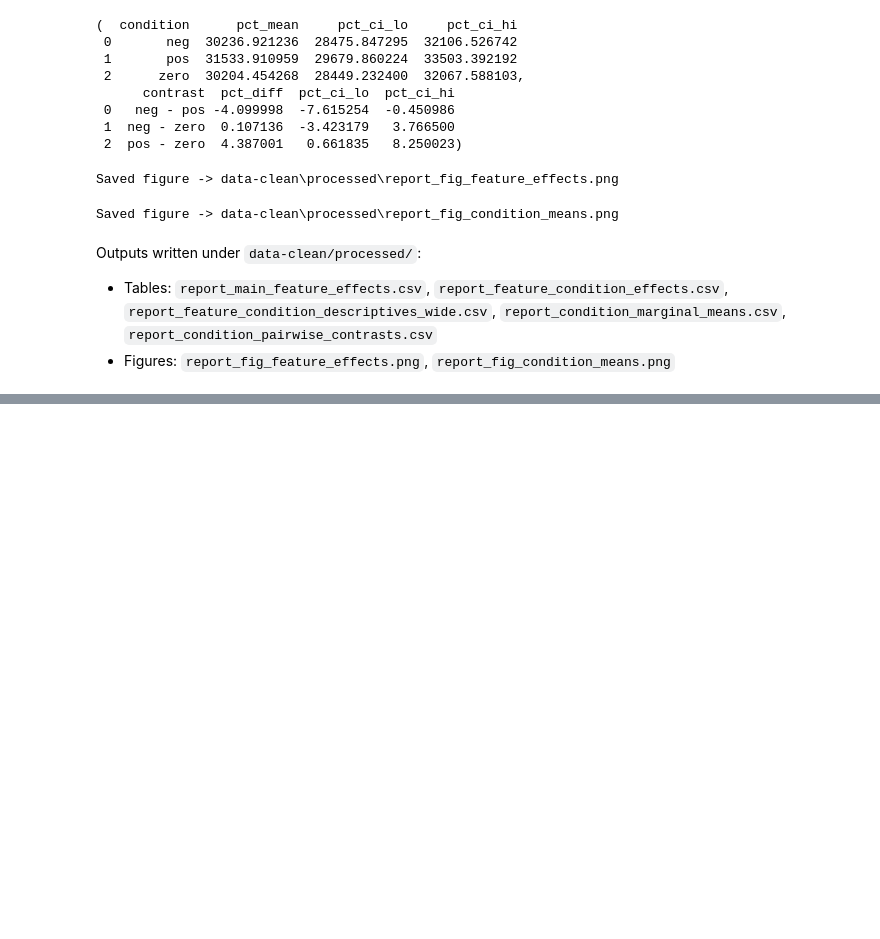
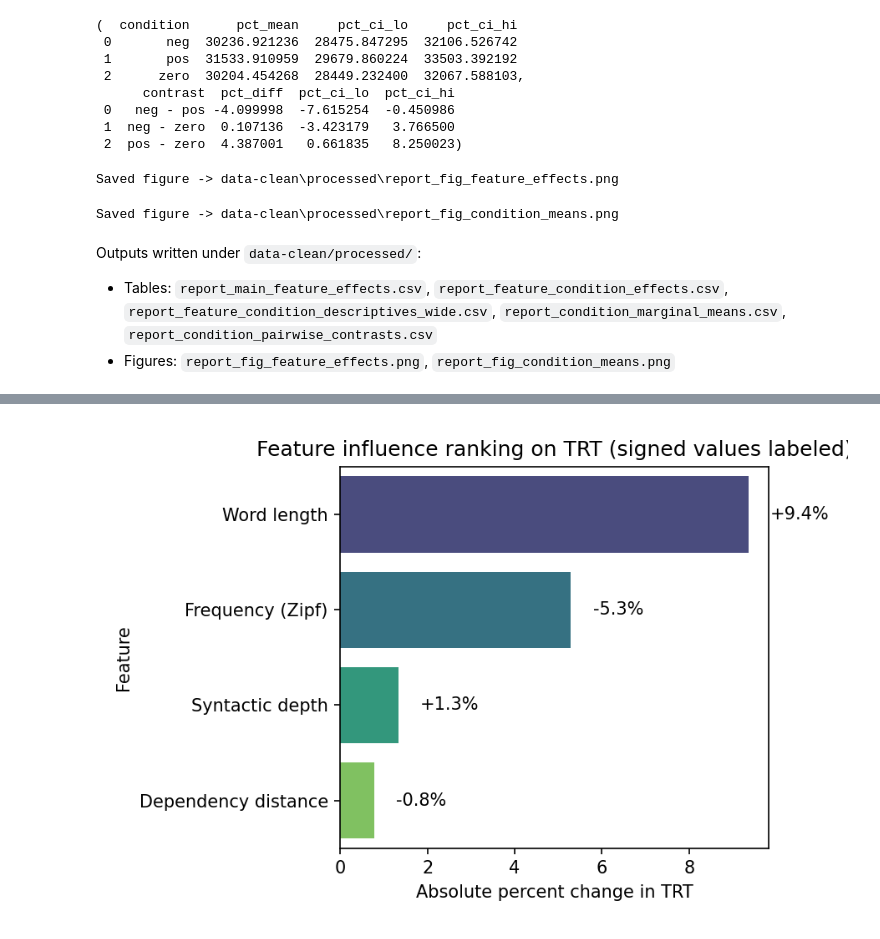
Before and after one commit to mertyesilyurrt/my, a Jupyter notebook: StudyPipeline.ipynb, the cells around one changed output, grey strips where cells are left out. Saved outputs shown, nothing was run; the diff lists cells and outputs as text; code cells hidden in the pictures; blank space fills up the shorter version.

```diff
--- a/StudyPipeline.ipynb
+++ b/StudyPipeline.ipynb
@@ -1585,0 +1655,11 @@ Outputs written under `data-clean/processed/`:
+# %%
+# 1) Feature influence ranking on TRT
+from pathlib import Path
+from IPython.display import display, Image
+rank_path = Path('data-clean/processed/report_fig_feature_influence_ranking.png')
+if rank_path.exists():
+    display(Image(filename=str(rank_path)))
+else:
+    print('Missing:', rank_path)
+# %% [output]
+[figure, added]
```
Also changed, not shown: parts of 17 cells of this notebook.
